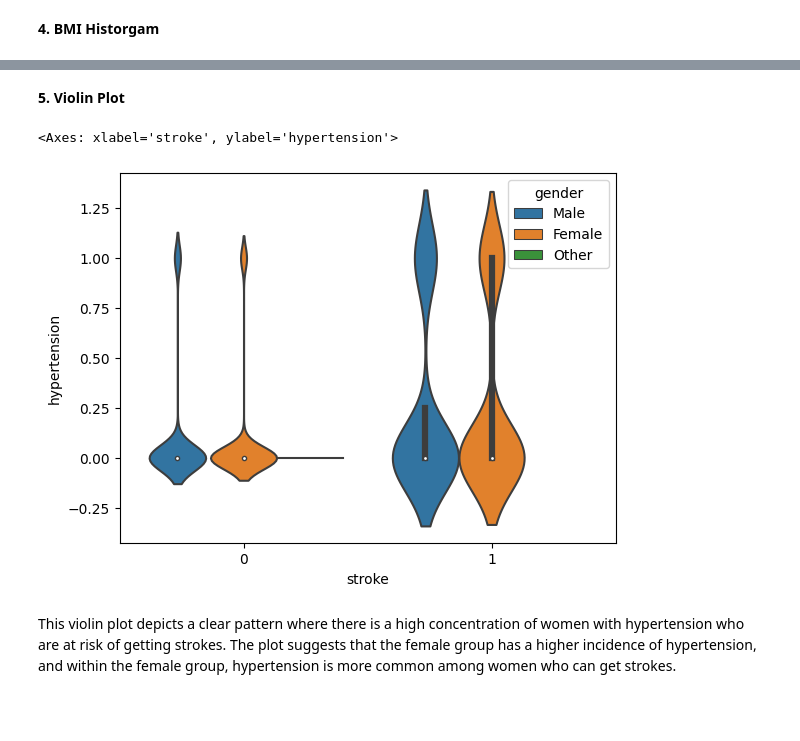
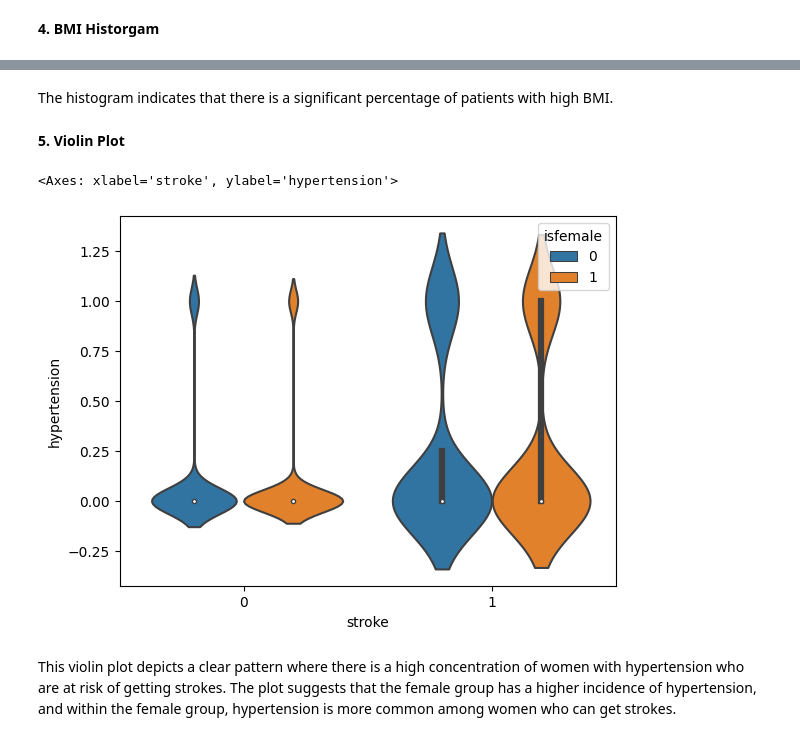
Before and after one commit to nour614/Stroke-Prediction-, a Jupyter notebook: Nour_Tafa_Stroke_Prediction.ipynb, the cells around one changed output, grey strips where cells are left out. Drawn from its saved outputs; the diff is of its cells as text; code cells hidden in the pictures; blank space fills up the shorter version.

```diff
--- a/Nour_Tafa_Stroke_Prediction.ipynb
+++ b/Nour_Tafa_Stroke_Prediction.ipynb
@@ -188,0 +277,4 @@ df.describe(include="object")
+# %%
+df.rename(columns={'gender':'isfemale'}, inplace=True)
+# %%
+df['isfemale'].replace({'Male': 0,'Other':0 ,'Female':1}, inplace=True)
@@ -188,0 +287,2 @@ df.describe(include="object")
+# %%
+df['ever_married'].replace({'Yes':1,'No':0}, inplace=True)
@@ -189,3 +295,6 @@ df.describe(include="object")
+# %%
+df['smoking_status'].replace({'never smoked':0,'Unknown':1,'formerly smoked':2,
+'smokes':3 },inplace=True)
 # %% [markdown]
 ##**Visualization**
 # %% [markdown]
@@ -233,10 +363,12 @@ plt.hist(df['bmi'])
+# %% [markdown]
+The histogram indicates that there is a significant percentage of patients with high BMI.
 # %% [markdown]
 **5. Violin Plot**
 # %%
-sns.violinplot(x="stroke", y="hypertension", hue="gender", data=df)
+sns.violinplot(x="stroke", y="hypertension", hue="isfemale", data=df)
 # %% [output]
 <Axes: xlabel='stroke', ylabel='hypertension'>
-[figure, old version]
+[figure, new version]
 # %% [markdown]
 This violin plot depicts a clear pattern where there is a high concentration of women with hypertension who are at risk of getting strokes. The plot suggests that the female group has a higher incidence of hypertension, and within the female group, hypertension is more common among women who can get strokes.
 # %% [markdown]
```
Also changed, not shown: parts of 80 cells of this notebook.
